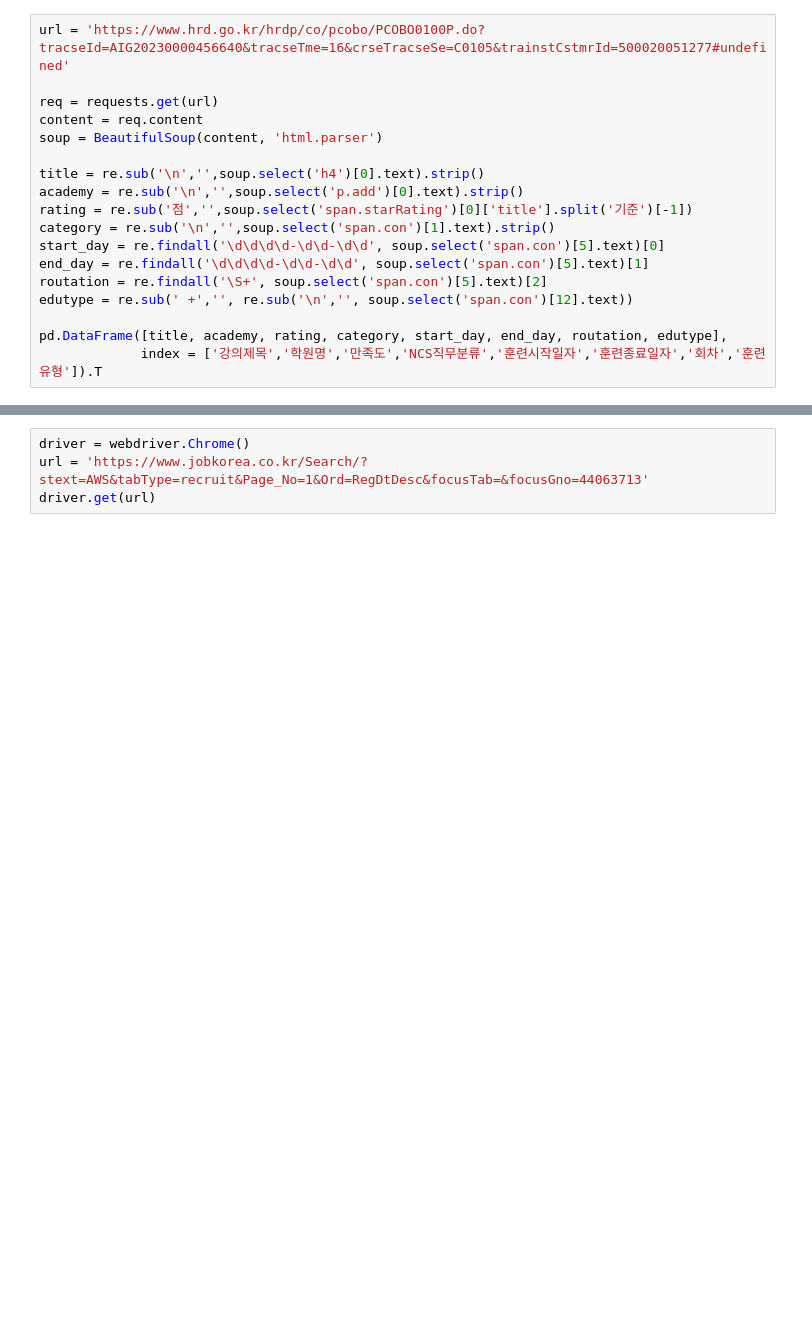
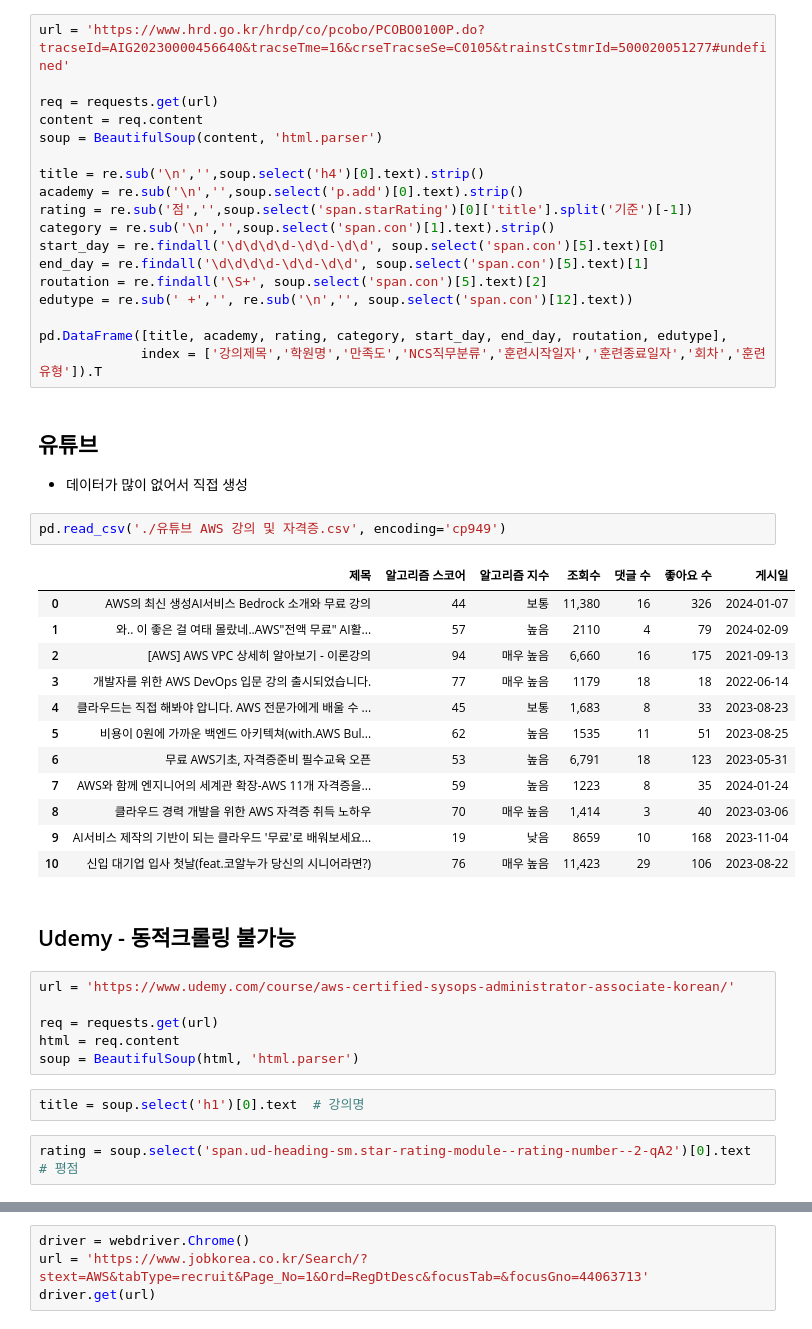
Before and after one commit to Pepi10/b7_Crawling, a Jupyter notebook: 이주복/개발노트.ipynb, the cells around one changed output, grey strips where cells are left out. Drawn from its saved outputs; the diff is of its cells as text; blank space fills up the shorter version.

```diff
--- a/이주복/개발노트.ipynb
+++ b/이주복/개발노트.ipynb
@@ -100,3 +102,33 @@ edutype = re.sub(' +','', re.sub('\n','', soup.select('span.con')[12].text))
 
 pd.DataFrame([title, academy, rating, category, start_day, end_day, routation, edutype],
              index = ['강의제목','학원명','만족도','NCS직무분류','훈련시작일자','훈련종료일자','회차','훈련유형']).T
+# %% [markdown]
+## 유튜브
+- 데이터가 많이 없어서 직접 생성
+# %%
+pd.read_csv('./유튜브 AWS 강의 및 자격증.csv', encoding='cp949')
+# %% [output]
+|  | 제목 | 알고리즘 스코어 | 알고리즘 지수 | 조회수 | 댓글 수 | 좋아요 수 | 게시일 |
+| 0 | AWS의 최신 생성AI서비스 Bedrock 소개와 무료 강의 | 44 | 보통 | 11,380 | 16 | 326 | 2024-01-07 |
+| 1 | 와.. 이 좋은 걸 여태 몰랐네..AWS"전액 무료" AI활... | 57 | 높음 | 2110 | 4 | 79 | 2024-02-09 |
+| 2 | [AWS] AWS VPC 상세히 알아보기 - 이론강의 | 94 | 매우 높음 | 6,660 | 16 | 175 | 2021-09-13 |
+| 3 | 개발자를 위한 AWS DevOps 입문 강의 출시되었습니다. | 77 | 매우 높음 | 1179 | 18 | 18 | 2022-06-14 |
+| 4 | 클라우드는 직접 해봐야 압니다. AWS 전문가에게 배울 수 ... | 45 | 보통 | 1,683 | 8 | 33 | 2023-08-23 |
+| 5 | 비용이 0원에 가까운 백엔드 아키텍쳐(with.AWS Bul... | 62 | 높음 | 1535 | 11 | 51 | 2023-08-25 |
+| 6 | 무료 AWS기초, 자격증준비 필수교육 오픈 | 53 | 높음 | 6,791 | 18 | 123 | 2023-05-31 |
+| 7 | AWS와 함께 엔지니어의 세계관 확장-AWS 11개 자격증을... | 59 | 높음 | 1223 | 8 | 35 | 2024-01-24 |
+| 8 | 클라우드 경력 개발을 위한 AWS 자격증 취득 노하우 | 70 | 매우 높음 | 1,414 | 3 | 40 | 2023-03-06 |
+| 9 | AI서비스 제작의 기반이 되는 클라우드 '무료'로 배워보세요... | 19 | 낮음 | 8659 | 10 | 168 | 2023-11-04 |
+| 10 | 신입 대기업 입사 첫날(feat.코알누가 당신의 시니어라면?) | 76 | 매우 높음 | 11,423 | 29 | 106 | 2023-08-22 |
+# %% [markdown]
+## Udemy - 동적크롤링 불가능
+# %%
+url = 'https://www.udemy.com/course/aws-certified-sysops-administrator-associate-korean/'
+
+req = requests.get(url)
+html = req.content
+soup = BeautifulSoup(html, 'html.parser')
+# %%
+title = soup.select('h1')[0].text  # 강의명
+# %%
+rating = soup.select('span.ud-heading-sm.star-rating-module--rating-number--2-qA2')[0].text  # 평점
```
Also changed, not shown: parts of 25 cells of this notebook, 3 other files.
